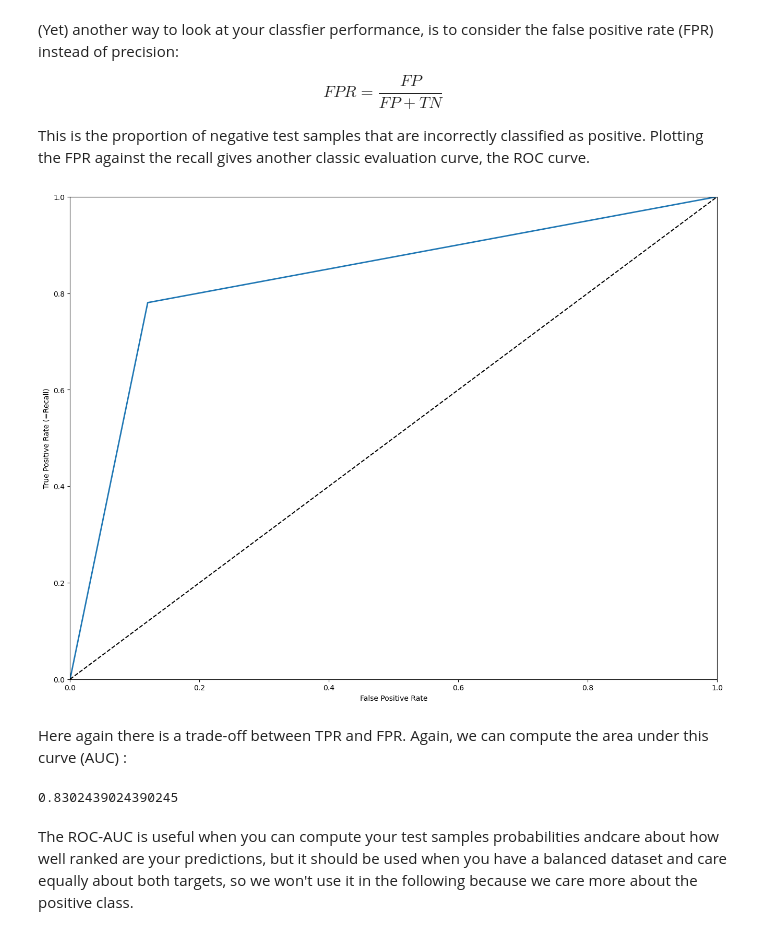
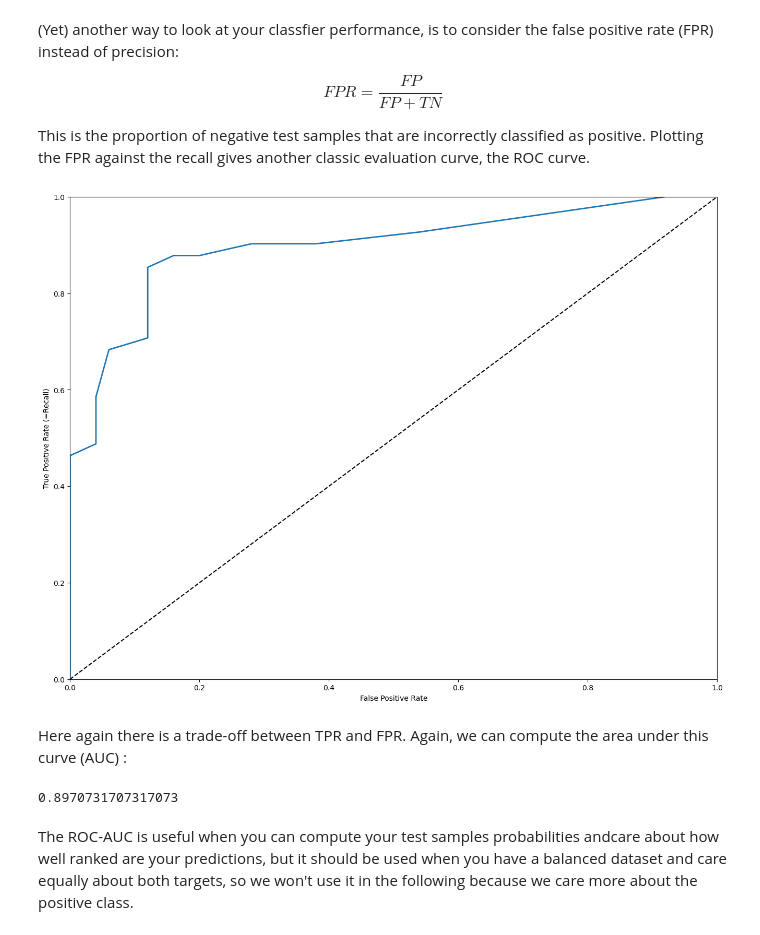
Before and after one commit to LexouLam/ML2, a Jupyter notebook: notebooks/A1_ML2_classification.ipynb, the cells around one changed output. Cells and saved outputs as stored; diff of their text form; code cells hidden in the pictures.

```diff
--- a/notebooks/A1_ML2_classification.ipynb
+++ b/notebooks/A1_ML2_classification.ipynb
@@ -501,27 +501,27 @@ This is the proportion of negative test samples that are incorrectly classified
 # %%
 #The ROC curve
 from sklearn.metrics import roc_curve
 
 def plot_roc_curve(fpr, tpr, label=None):
     plt.plot(fpr, tpr, linewidth=2, label=label)
     plt.plot([0, 1], [0, 1], 'k--')
     plt.axis([0, 1, 0, 1])
     plt.xlabel('False Positive Rate')
     plt.ylabel('True Positive Rate (=Recall)')
 
 #TOFILL
-fpr, tpr, thresholds_roc = roc_curve(y_test, y_test_pred)
+fpr, tpr, thresholds_roc = roc_curve(y_test, y_test_proba)
 plot_roc_curve(fpr=fpr, tpr=tpr)
 # %% [output]
-[figure, old version]
+[figure, new version]
 # %% [markdown]
 Here again there is a trade-off between TPR and FPR. Again, we can compute the area under this curve (AUC) :
 # %%
 from sklearn.metrics import roc_auc_score
 #TOFILL
-roc_auc_score(y_test, y_test_pred)
+roc_auc_score(y_test, y_test_proba)
 # %% [output]
-0.8302439024390245
+0.8970731707317073
 # %% [markdown]
 The ROC-AUC is useful when you can compute your test samples probabilities andcare about how well ranked are your predictions, but it should be used when you have a balanced dataset and care equally about both targets, so we won't use it in the following because we care more about the positive class.
 # %% [markdown]
```
Also changed, not shown: parts of 11 cells of this notebook, 1 other file.
